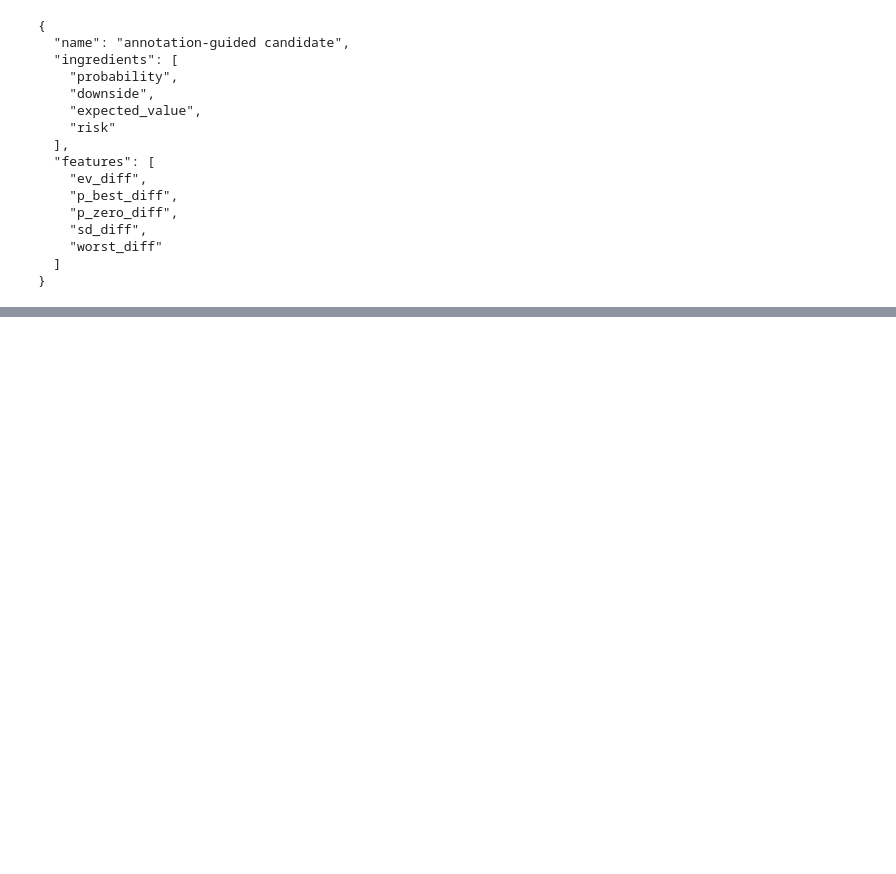
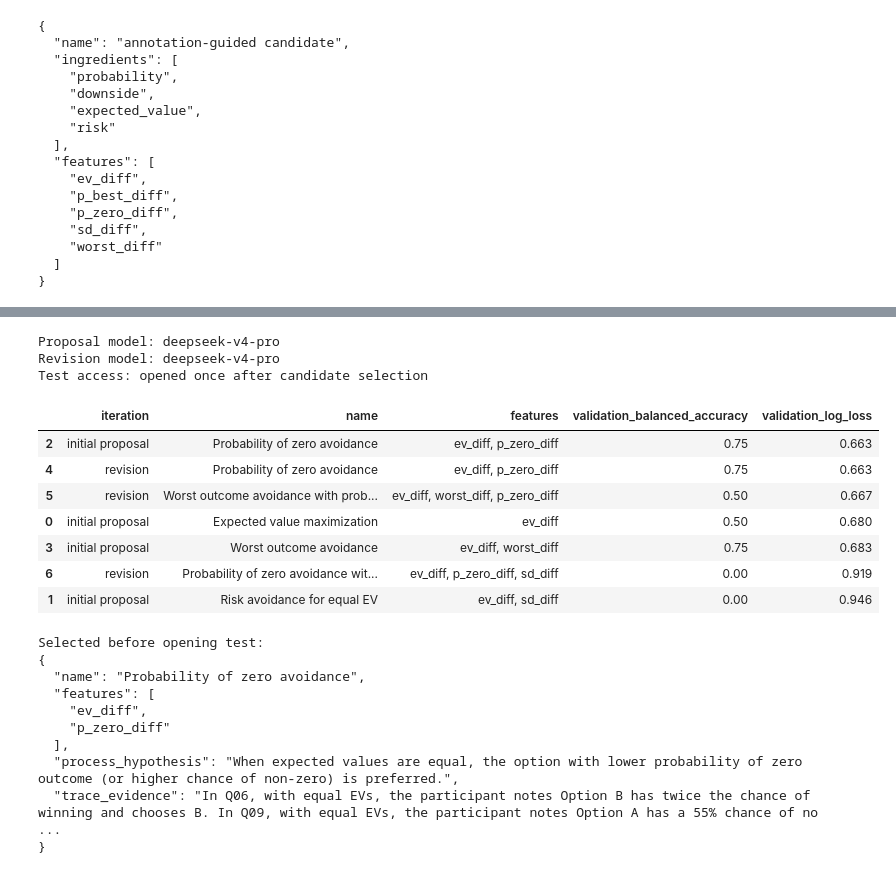
Before and after one commit to xhb120633/LLM_human_decisions, a Jupyter notebook: notebooks/03_explanation_annotation_to_model_discovery.ipynb, the cells around one changed output, grey strips where cells are left out. Saved outputs shown, nothing was run; the diff lists cells and outputs as text; code cells hidden in the pictures; blank space fills up the shorter version.

Commit message:
Add minimal DeepSeek model discovery loop

```diff
--- a/notebooks/03_explanation_annotation_to_model_discovery.ipynb
+++ b/notebooks/03_explanation_annotation_to_model_discovery.ipynb
@@ -532,0 +631,56 @@ display(discovery_table.round(3))
+# %%
+RUN_DEEPSEEK_DISCOVERY = False
+DISCOVERY_CACHE = DISCOVERY_OUTPUT_DIR / "minimal_discovery_run.json"
+
+if RUN_DEEPSEEK_DISCOVERY:
+    discovery_run = run_loop()
+    DISCOVERY_OUTPUT_DIR.mkdir(parents=True, exist_ok=True)
+    DISCOVERY_CACHE.write_text(
+        json.dumps(discovery_run, indent=2, ensure_ascii=False),
+        encoding="utf-8",
+    )
+else:
+    discovery_run = json.loads(DISCOVERY_CACHE.read_text(encoding="utf-8"))
+
+print("Proposal model:", discovery_run["proposal"]["model"])
+print("Revision model:", discovery_run["revision"]["model"])
+print("Test access:", discovery_run["design"]["test_access"])
+# %% [output]
+Proposal model: deepseek-v4-pro
+Revision model: deepseek-v4-pro
+Test access: opened once after candidate selection
+# %%
+initial_validation = pd.DataFrame(discovery_run["initial_validation"])
+revised_validation = pd.DataFrame(discovery_run["revised_validation"])
+
+validation_view = pd.concat([
+    initial_validation.assign(iteration="initial proposal"),
+    revised_validation.assign(iteration="revision"),
+], ignore_index=True)
+validation_view["features"] = validation_view["features"].map(", ".join)
+validation_view = validation_view[
+    ["iteration", "name", "features", "validation_balanced_accuracy", "validation_log_loss"]
+].sort_values("validation_log_loss")
+display(validation_view.round(3))
+
+print("Selected before opening test:")
+print(json.dumps(discovery_run["selected_model"], indent=2))
+# %% [output]
+|  | iteration | name | features | validation_balanced_accuracy | validation_log_loss |
+| 2 | initial proposal | Probability of zero avoidance | ev_diff, p_zero_diff | 0.75 | 0.663 |
+| 4 | revision | Probability of zero avoidance | ev_diff, p_zero_diff | 0.75 | 0.663 |
+| 5 | revision | Worst outcome avoidance with prob... | ev_diff, worst_diff, p_zero_diff | 0.50 | 0.667 |
+| 0 | initial proposal | Expected value maximization | ev_diff | 0.50 | 0.680 |
+| 3 | initial proposal | Worst outcome avoidance | ev_diff, worst_diff | 0.75 | 0.683 |
+| 6 | revision | Probability of zero avoidance wit... | ev_diff, p_zero_diff, sd_diff | 0.00 | 0.919 |
+| 1 | initial proposal | Risk avoidance for equal EV | ev_diff, sd_diff | 0.00 | 0.946 |
+Selected before opening test:
+{
+  "name": "Probability of zero avoidance",
+  "features": [
+    "ev_diff",
+    "p_zero_diff"
+  ],
+  "process_hypothesis": "When expected values are equal, the option with lower probability of zero outcome (or higher chance of non-zero) is preferred.",
+  "trace_evidence": "In Q06, with equal EVs, the participant notes Option B has twice the chance of winning and chooses B. In Q09, with equal EVs, the participant notes Option A has a 55% chance of no ...
+}
```
Also changed, not shown: parts of 12 cells of this notebook, 8 other files.
